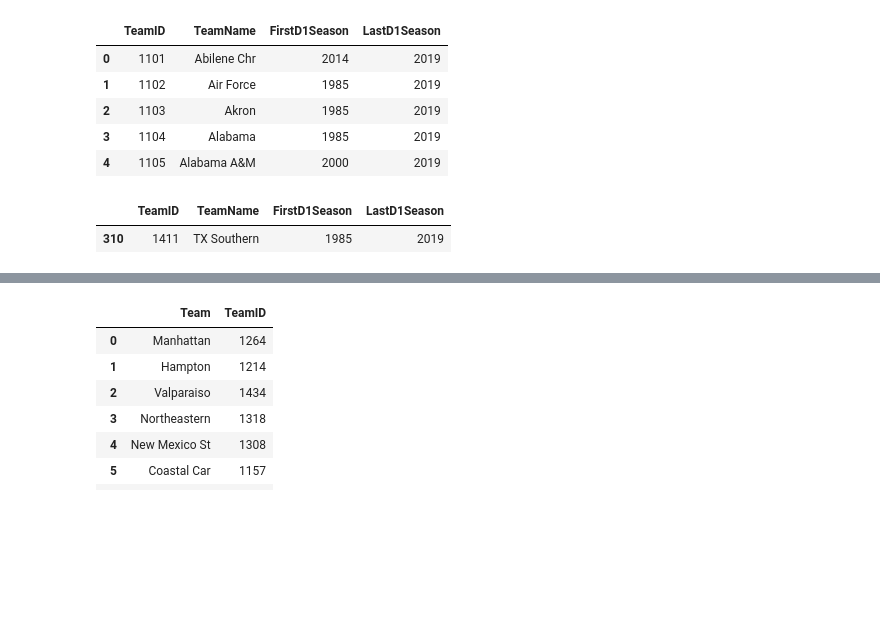
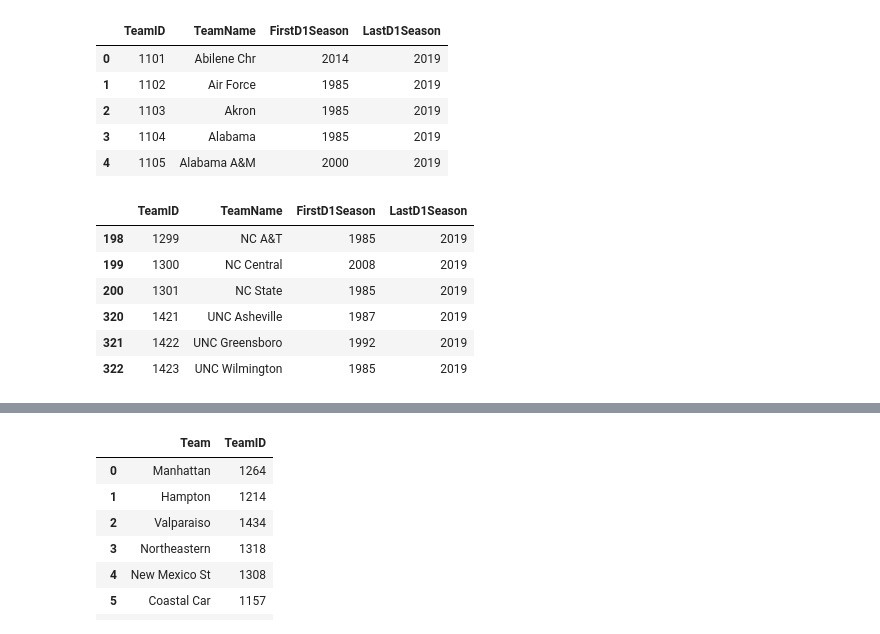
Before and after one commit to dtamayo/NCAAbasketball, a Jupyter notebook: namestoids.ipynb, the cells around one changed output, grey strips where cells are left out. Cells and saved outputs as stored; diff of their text form; code cells hidden in the pictures; blank space fills up the shorter version.

```diff
--- a/namestoids.ipynb
+++ b/namestoids.ipynb
@@ -30,7 +30,12 @@ def getID(row):
         ID = 0
     return ID
 # %%
-teamids[np.array(['TX' in name for name in teamids['TeamName']])]
+teamids[np.array(['NC' in name for name in teamids['TeamName']])]
 # %% [output]
 |  | TeamID | TeamName | FirstD1Season | LastD1Season |
-| 310 | 1411 | TX Southern | 1985 | 2019 |
+| 198 | 1299 | NC A&T | 1985 | 2019 |
+| 199 | 1300 | NC Central | 2008 | 2019 |
+| 200 | 1301 | NC State | 1985 | 2019 |
+| 320 | 1421 | UNC Asheville | 1987 | 2019 |
+| 321 | 1422 | UNC Greensboro | 1992 | 2019 |
+| 322 | 1423 | UNC Wilmington | 1985 | 2019 |
```
Also changed, not shown: parts of 3 cells of this notebook, 7 other files.
